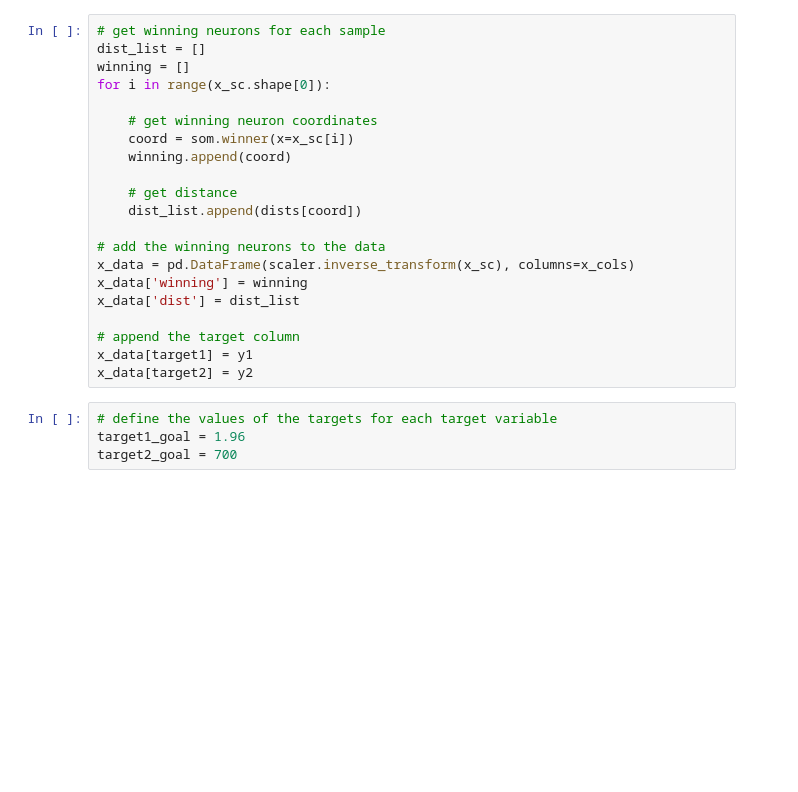
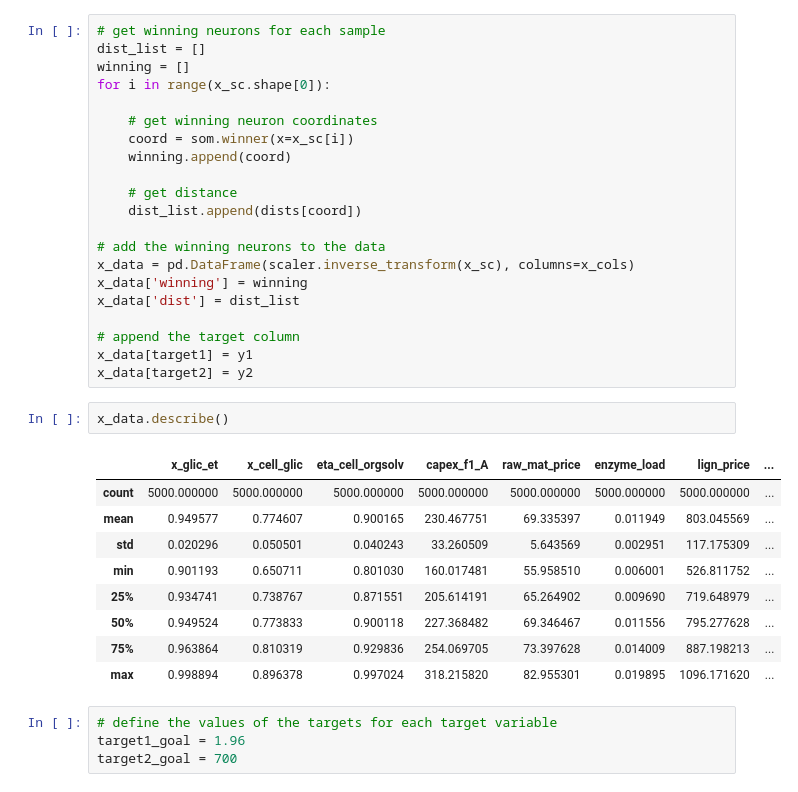
Before and after one commit to IAugustoMZ/deeplearning_chemicalengineering, a Jupyter notebook: 4_selfOrganinzingMaps/2_modeling.ipynb, the cells around one changed output. Cells and saved outputs as stored; diff of their text form; blank space fills up the shorter version.

```diff
--- a/4_selfOrganinzingMaps/2_modeling.ipynb
+++ b/4_selfOrganinzingMaps/2_modeling.ipynb
@@ -80,6 +80,18 @@ x_data['dist'] = dist_list
 # append the target column
 x_data[target1] = y1
 x_data[target2] = y2
+# %%
+x_data.describe()
+# %% [output]
+|  | x_glic_et | x_cell_glic | eta_cell_orgsolv | capex_f1_A | raw_mat_price | enzyme_load | lign_price | ... |
+| count | 5000.000000 | 5000.000000 | 5000.000000 | 5000.000000 | 5000.000000 | 5000.000000 | 5000.000000 | ... |
+| mean | 0.949577 | 0.774607 | 0.900165 | 230.467751 | 69.335397 | 0.011949 | 803.045569 | ... |
+| std | 0.020296 | 0.050501 | 0.040243 | 33.260509 | 5.643569 | 0.002951 | 117.175309 | ... |
+| min | 0.901193 | 0.650711 | 0.801030 | 160.017481 | 55.958510 | 0.006001 | 526.811752 | ... |
+| 25% | 0.934741 | 0.738767 | 0.871551 | 205.614191 | 65.264902 | 0.009690 | 719.648979 | ... |
+| 50% | 0.949524 | 0.773833 | 0.900118 | 227.368482 | 69.346467 | 0.011556 | 795.277628 | ... |
+| 75% | 0.963864 | 0.810319 | 0.929836 | 254.069705 | 73.397628 | 0.014009 | 887.198213 | ... |
+| max | 0.998894 | 0.896378 | 0.997024 | 318.215820 | 82.955301 | 0.019895 | 1096.171620 | ... |
 # %%
 # define the values of the targets for each target variable
 target1_goal = 1.96
```
Also changed, not shown: parts of 7 cells of this notebook, 9 other files.
